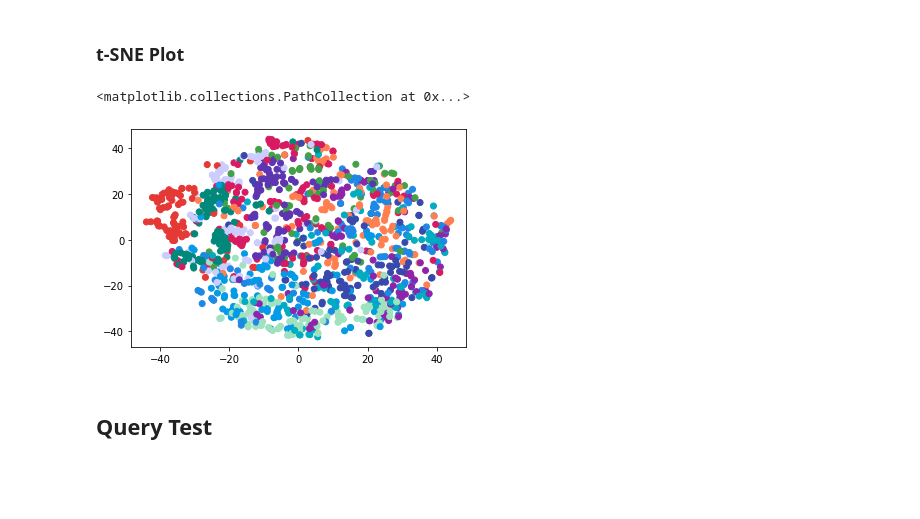
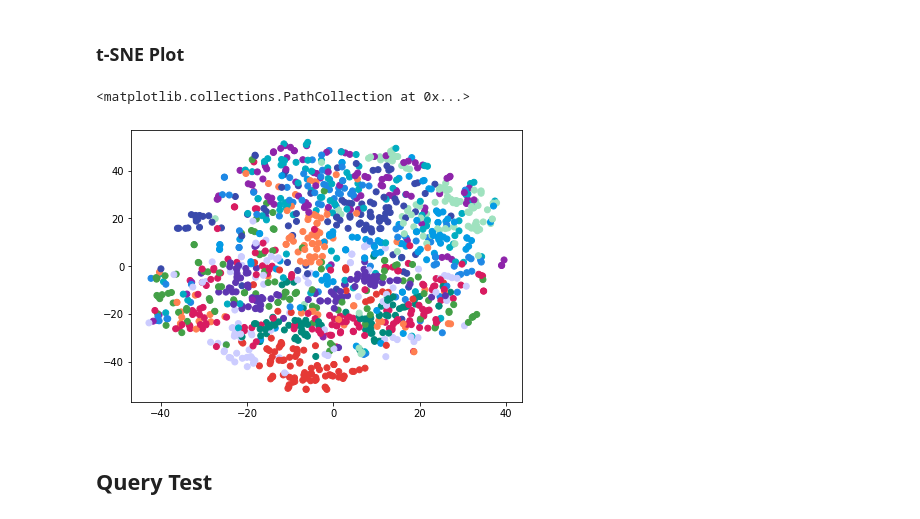
Before and after one commit to Loumstar/kaedim-technical-challenge, a Jupyter notebook: embeddings_model.ipynb, the cells around one changed output. Drawn from its saved outputs; the diff is of its cells as text; code cells hidden in the pictures; blank space fills up the shorter version.

```diff
--- a/embeddings_model.ipynb
+++ b/embeddings_model.ipynb
@@ -227,6 +249,7 @@ class AutoEncoderModel(nn.Module):
                                kernel_size=4, padding=1,
                                stride=2), # 64 x 64 x 64
             nn.BatchNorm2d(64),
+            nn.ReLU(),
             nn.ConvTranspose2d(in_channels=64,
                                out_channels=3,
                                kernel_size=4, padding=1,
@@ -290,17 +316,20 @@ def get_closest_match(target_image, embeddings):
 # %% [markdown]
 ### Enable CUDA
 # %%
-device = "cuda" if torch.cuda.is_available() else "cpu"
+device = torch.device("cuda") \
+    if torch.cuda.is_available() \
+    else torch.device("cpu")
+
 print(f"Device: {device}")
 # %% [output]
 Device: cuda
 # %% [markdown]
 ### Hyperparameters
 # %%
-num_epochs = 20
-learning_rate = 1e-4
+num_epochs = 30
+learning_rate = 5e-4
 batch_size = 128
-beta = 0.5
+beta = 0.3
 image_size = 64
 weight_decay = 1e-9
 latent_size = 100
@@ -420,51 +449,48 @@ Dimensions of a batch: (128, 3, 128, 128)
 # %% [markdown]
 ### t-SNE Plot
 # %%
-colours_lookup = {
-    "02691156": "#E53935", # planes
-    "02828884": "#D81B60", # benches
-    "02933112": "#8E24AA", # cupboards/wardrobes
-    "02958343": "#5E35B1", # cars
-    "03001627": "#3949AB", # chairs
-    "03211117": "#1E88E5", # computers
-    "03636649": "#039BE5", # lamps
-    "03691459": "#00ACC1", # speakers
-    "04090263": "#00897B", # guns
-    "04256520": "#43A047", # sofas
-    "04379243": "#FF7F50", # tables/desks
-    "04401088": "#9FE2BF", # phones
-    "04530566": "#CCCCFF"  # boats
+label_colour_lookup = {
+    "plane": "#E53935", # planes
+    "bench": "#D81B60", # benches
+    "cupboard": "#8E24AA", # cupboards/wardrobes
+    "car": "#5E35B1", # cars
+    "chair": "#3949AB", # chairs
+    "computer": "#1E88E5", # computers
+    "lamp": "#039BE5", # lamps
+    "speaker": "#00ACC1", # speakers
+    "gun": "#00897B", # guns
+    "sofa": "#43A047", # sofas
+    "table": "#FF7F50", # tables/desks
+    "phone": "#9FE2BF", # phones
+    "boat": "#CCCCFF"  # boats
 }
-
-def get_colour(path):
-    label = path.split("/")[1]
-    return colours_lookup[label]
 
 batches = list()
 z_colours = list()
 
 batch_iterable = iter(loader_test)
 
 for _ in range(10):
-    images, _, paths = next(batch_iterable)
+    images, labels, paths = next(batch_iterable)
     mean, _ = model.encode(images.to(device))
     z = mean.cpu().detach().numpy()
 
-    z_colours.extend(list(map(get_colour, paths)))
+    z_colours.extend(list(map(label_colour_lookup.get, labels)))
 
     batches.append(z)
 
 z = np.vstack(tuple(batches))
 
 z_reduced = TSNE(init="pca", learning_rate="auto").fit_transform(z)
 z_reduced_x, z_reduced_y = zip(*z_reduced)
 
 figure, axis = plt.subplots()
+figure.set_size_inches(7, 5)
 
 axis.scatter(list(z_reduced_x), list(z_reduced_y), c=z_colours)
 # %% [output]
 <matplotlib.collections.PathCollection at 0x...>
-[figure, old version]
+[figure, new version]
 # %% [markdown]
 ## Query Test
 # %% [markdown]
```
Also changed, not shown: parts of 14 cells of this notebook.
